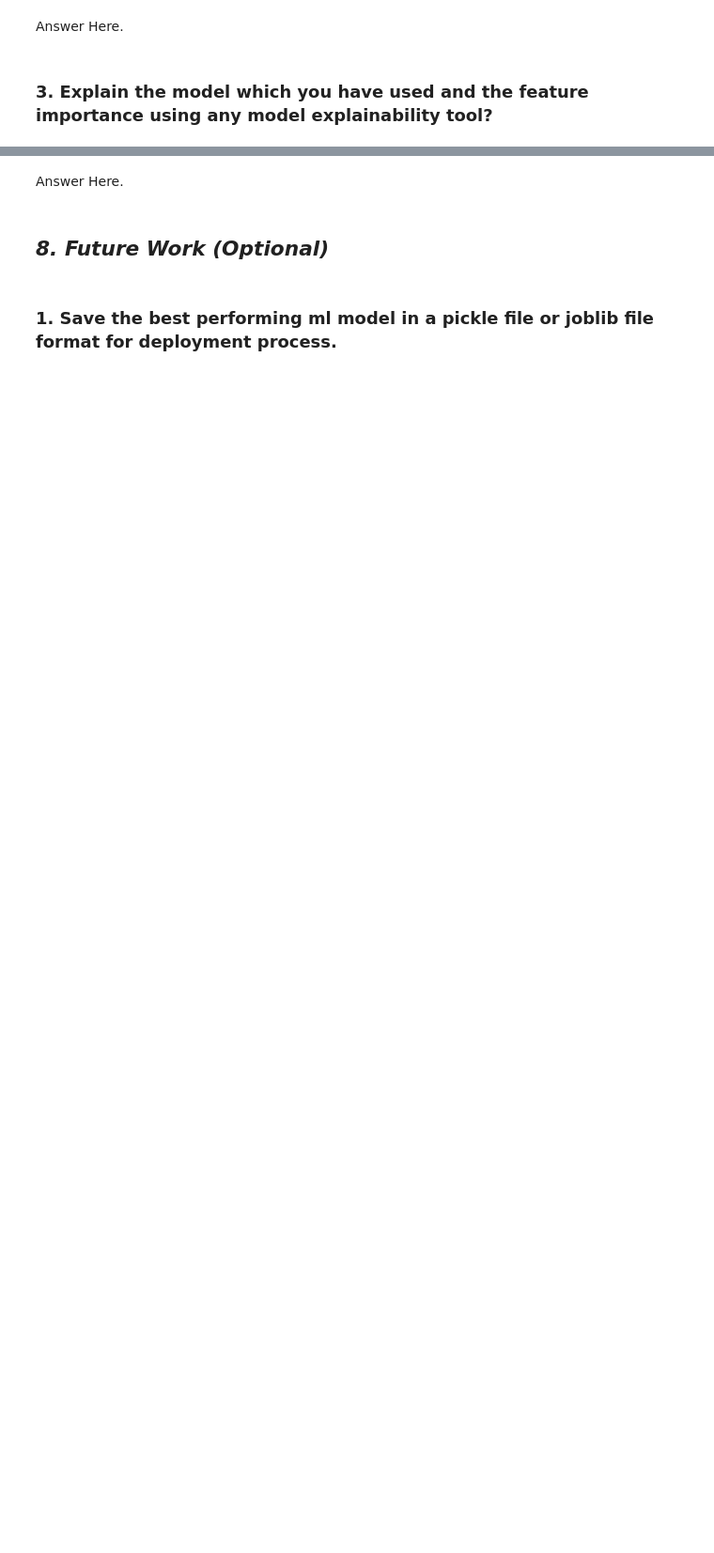
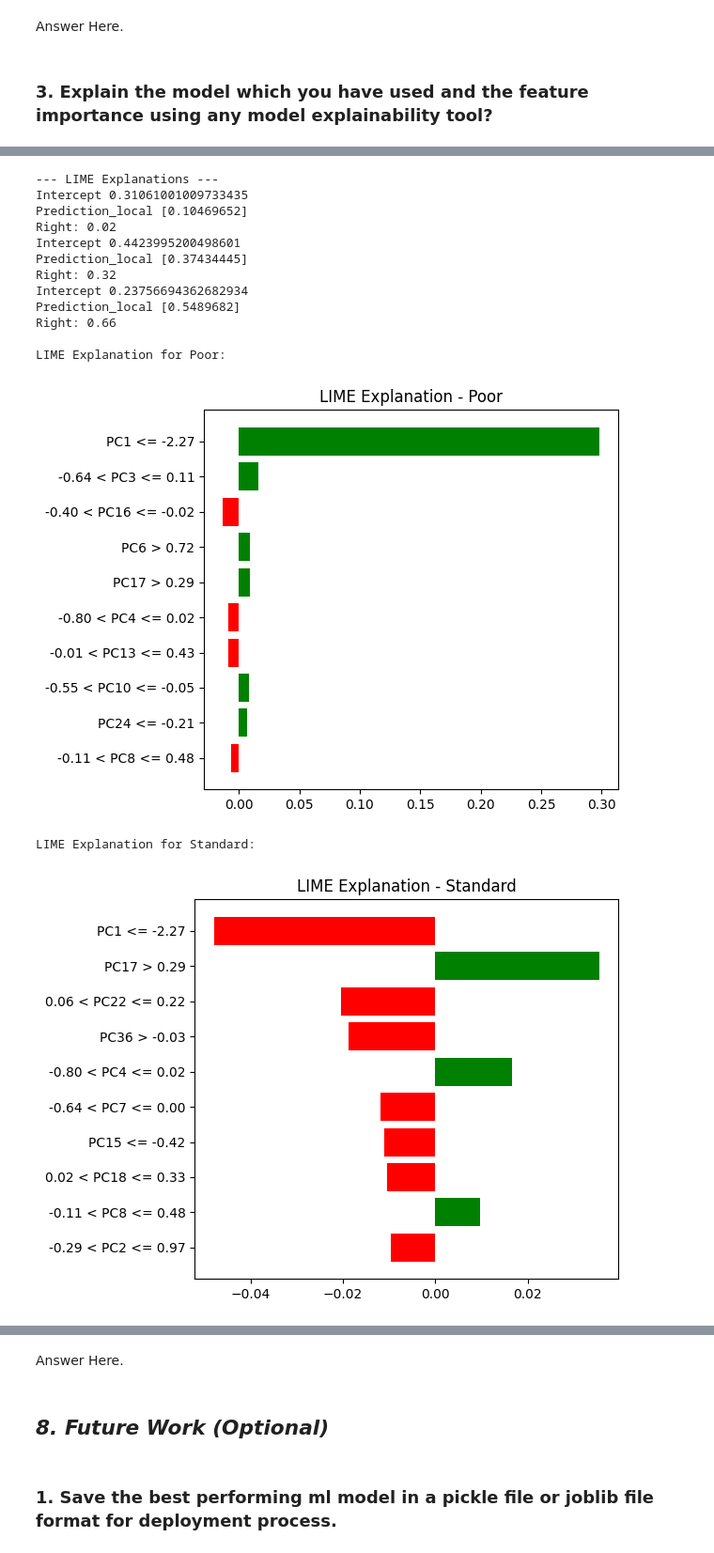
Before and after one commit to Abdullah-47/PaisaBazaar-Credit-Score-Prediction, a Jupyter notebook: PaisaBazaar_Credit_Score_Prediction_ML_Submission.ipynb, the cells around one changed output, grey strips where cells are left out. Shown at 94% size. Saved outputs shown, nothing was run; the diff lists cells and outputs as text; code cells hidden in the pictures; blank space fills up the shorter version.

```diff
--- a/PaisaBazaar_Credit_Score_Prediction_ML_Submission.ipynb
+++ b/PaisaBazaar_Credit_Score_Prediction_ML_Submission.ipynb
@@ -1154,3 +1578,22 @@ Answer Here.
 Answer Here.
 # %% [markdown]
 ### 2. Which ML model did you choose from the above created models as your final prediction model and why?
+# %%
+
+# --- Saving the best performing ML model for deployment ---
+# Determine the best model based on ROC AUC Score
+best_model_row = results_df.loc[results_df['ROC AUC Score'].idxmax()]
+best_model_name_for_save = best_model_row['Model']
+best_model_instance = None
+
+if "XGBoost" in best_model_name_for_save: # Check for both 'XGBoost' and 'XGBoost (Tuned)'
+    if best_model_name_for_save == 'XGBoost (Tuned)':
+        best_model_instance = best_xgb_model
+    else: # If untuned XGBoost was somehow better, though unlikely after tuning
+        best_model_instance = models['XGBoost']
+elif best_model_name_for_save == 'Random Forest':
+    best_model_instance = models['Random Forest']
+elif best_model_name_for_save == 'Logistic Regression':
+    best_model_instance = models['Logistic Regression']
+
+print(best_model_name_for_save)
@@ -1160,0 +1628,60 @@ Answer Here.
+# %%
+
+from lime import lime_tabular
+
+def explain_with_lime(model, X_train_pca, X_test_pca, class_names, feature_names):
+    """Model explanation using LIME"""
+    print("\n--- LIME Explanations ---")
+    explainer = lime_tabular.LimeTabularExplainer(
+        training_data=X_train_pca,
+        feature_names=feature_names,
+        class_names=class_names,
+        mode='classification',
+        verbose=True,
+        random_state=42
+    )
+
+    # Explain first instance
+    exp = explainer.explain_instance(
+        data_row=X_test_pca[0],
+        predict_fn=model.predict_proba,
+        num_features=10,
+        top_labels=len(class_names))
+
+    # Visualize for each class
+    for i in range(len(class_names)):
+        print(f"\nLIME Explanation for {class_names[i]}:")
+        fig = exp.as_pyplot_figure(label=i)
+        plt.title(f'LIME Explanation - {class_names[i]}')
+        plt.tight_layout()
+        plt.show()
+
+    return exp
+
+# Usage example
+class_names = ['Poor', 'Standard', 'Good']
+pca_feature_names = [f'PC{i+1}' for i in range(X_test_pca.shape[1])]
+
+# 3. LIME explanation
+lime_explanation = explain_with_lime(
+    best_model_instance,
+    X_train_resampled,  # Use resampled training data
+    X_test_pca,
+    class_names,
+    pca_feature_names)
+# %% [output]
+--- LIME Explanations ---
+Intercept 0.31061001009733435
+Prediction_local [0.10469652]
+Right: 0.02
+Intercept 0.4423995200498601
+Prediction_local [0.37434445]
+Right: 0.32
+Intercept 0.23756694362682934
+Prediction_local [0.5489682]
+Right: 0.66
+
+LIME Explanation for Poor:
+[figure, added]
+LIME Explanation for Standard:
+[figure, added]
```
Also changed, not shown: parts of 261 cells of this notebook.
